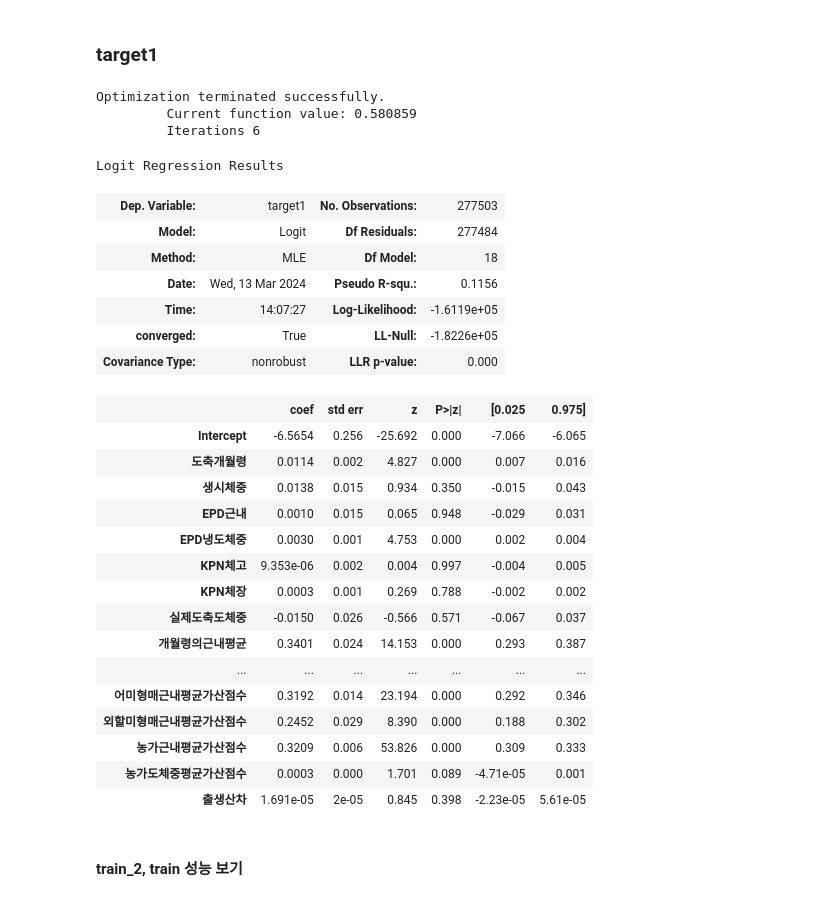
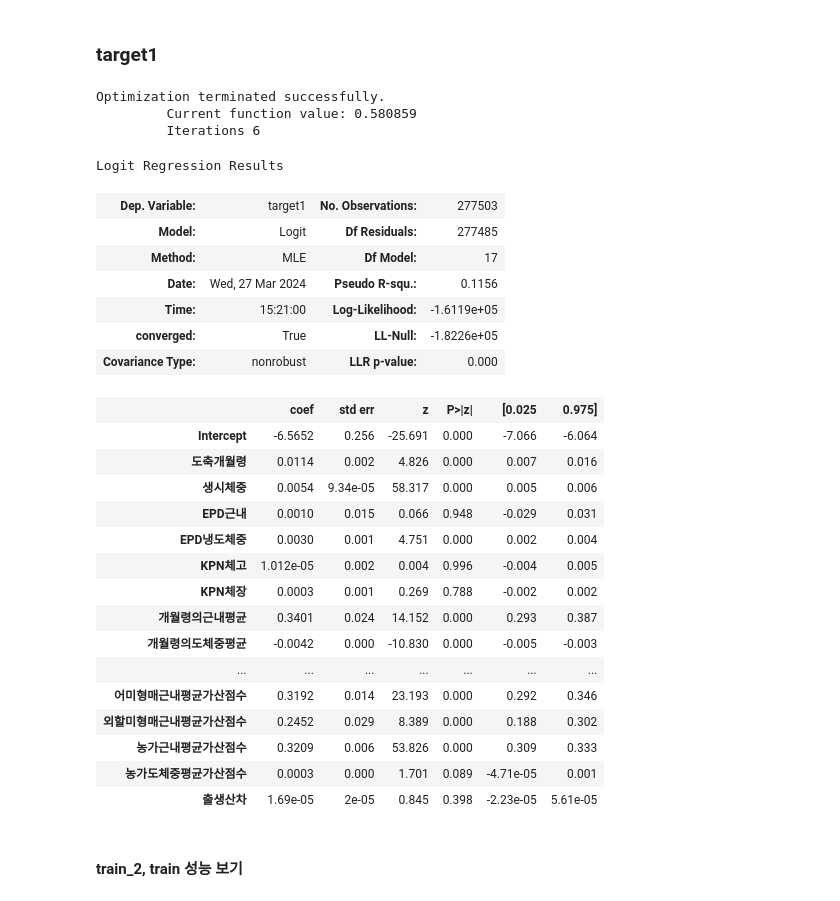
Before and after one commit to tabjun/2024-study, a Jupyter notebook: cow prediction study/code/code_0311.ipynb, the cells around one changed output. Cells and saved outputs as stored; diff of their text form; code cells hidden in the pictures.

```diff
--- a/cow prediction study/code/code_0311.ipynb
+++ b/cow prediction study/code/code_0311.ipynb
@@ -896,41 +843,41 @@ Index(['목장코드', '출생월', '도축개월령', '생시체중', '출생
 ### target1
 # %%
 model2 = sm.Logit.from_formula(""" target1 ~ 도축개월령+ 생시체중+ EPD근내+ EPD냉도체중+ KPN체고+ KPN체장
-                              + 실제도축도체중+ 개월령의근내평균 + 개월령의도체중평균
+                              + 개월령의근내평균 + 개월령의도체중평균
                               + 개월령의도체범위의근내평균 + 개월령의도체범위의도체중평균
                               + 형매근내평균가산점수+ 거세우형매도축단가가산평균 + 어미형매근내평균가산점수
                               + 외할미형매근내평균가산점수+ 농가근내평균가산점수
                               + 농가도체중평균가산점수 + 출생산차 """, train_2).fit()
 
 model2.summary()
 # %% [output]
 Optimization terminated successfully.
          Current function value: 0.580859
          Iterations 6
 Logit Regression Results
 | Dep. Variable: | target1 | No. Observations: | 277503 |
-| Model: | Logit | Df Residuals: | 277484 |
-| Method: | MLE | Df Model: | 18 |
-| Date: | Wed, 13 Mar 2024 | Pseudo R-squ.: | 0.1156 |
-| Time: | 14:07:27 | Log-Likelihood: | -1.6119e+05 |
+| Model: | Logit | Df Residuals: | 277485 |
+| Method: | MLE | Df Model: | 17 |
+| Date: | Wed, 27 Mar 2024 | Pseudo R-squ.: | 0.1156 |
+| Time: | 15:21:00 | Log-Likelihood: | -1.6119e+05 |
 | converged: | True | LL-Null: | -1.8226e+05 |
 | Covariance Type: | nonrobust | LLR p-value: | 0.000 |
 |  | coef | std err | z | P>|z| | [0.025 | 0.975] |
-| Intercept | -6.5654 | 0.256 | -25.692 | 0.000 | -7.066 | -6.065 |
-| 도축개월령 | 0.0114 | 0.002 | 4.827 | 0.000 | 0.007 | 0.016 |
-| 생시체중 | 0.0138 | 0.015 | 0.934 | 0.350 | -0.015 | 0.043 |
-| EPD근내 | 0.0010 | 0.015 | 0.065 | 0.948 | -0.029 | 0.031 |
-| EPD냉도체중 | 0.0030 | 0.001 | 4.753 | 0.000 | 0.002 | 0.004 |
-| KPN체고 | 9.353e-06 | 0.002 | 0.004 | 0.997 | -0.004 | 0.005 |
+| Intercept | -6.5652 | 0.256 | -25.691 | 0.000 | -7.066 | -6.064 |
+| 도축개월령 | 0.0114 | 0.002 | 4.826 | 0.000 | 0.007 | 0.016 |
+| 생시체중 | 0.0054 | 9.34e-05 | 58.317 | 0.000 | 0.005 | 0.006 |
+| EPD근내 | 0.0010 | 0.015 | 0.066 | 0.948 | -0.029 | 0.031 |
+| EPD냉도체중 | 0.0030 | 0.001 | 4.751 | 0.000 | 0.002 | 0.004 |
+| KPN체고 | 1.012e-05 | 0.002 | 0.004 | 0.996 | -0.004 | 0.005 |
 | KPN체장 | 0.0003 | 0.001 | 0.269 | 0.788 | -0.002 | 0.002 |
-| 실제도축도체중 | -0.0150 | 0.026 | -0.566 | 0.571 | -0.067 | 0.037 |
-| 개월령의근내평균 | 0.3401 | 0.024 | 14.153 | 0.000 | 0.293 | 0.387 |
+| 개월령의근내평균 | 0.3401 | 0.024 | 14.152 | 0.000 | 0.293 | 0.387 |
+| 개월령의도체중평균 | -0.0042 | 0.000 | -10.830 | 0.000 | -0.005 | -0.003 |
 | ... | ... | ... | ... | ... | ... | ... |
-| 어미형매근내평균가산점수 | 0.3192 | 0.014 | 23.194 | 0.000 | 0.292 | 0.346 |
-| 외할미형매근내평균가산점수 | 0.2452 | 0.029 | 8.390 | 0.000 | 0.188 | 0.302 |
+| 어미형매근내평균가산점수 | 0.3192 | 0.014 | 23.193 | 0.000 | 0.292 | 0.346 |
+| 외할미형매근내평균가산점수 | 0.2452 | 0.029 | 8.389 | 0.000 | 0.188 | 0.302 |
 | 농가근내평균가산점수 | 0.3209 | 0.006 | 53.826 | 0.000 | 0.309 | 0.333 |
 | 농가도체중평균가산점수 | 0.0003 | 0.000 | 1.701 | 0.089 | -4.71e-05 | 0.001 |
-| 출생산차 | 1.691e-05 | 2e-05 | 0.845 | 0.398 | -2.23e-05 | 5.61e-05 |
+| 출생산차 | 1.69e-05 | 2e-05 | 0.845 | 0.398 | -2.23e-05 | 5.61e-05 |
 # %% [markdown]
 #### train_2, train 성능 보기
 # %%
```
Also changed, not shown: parts of 31 cells of this notebook, 1 other file.
